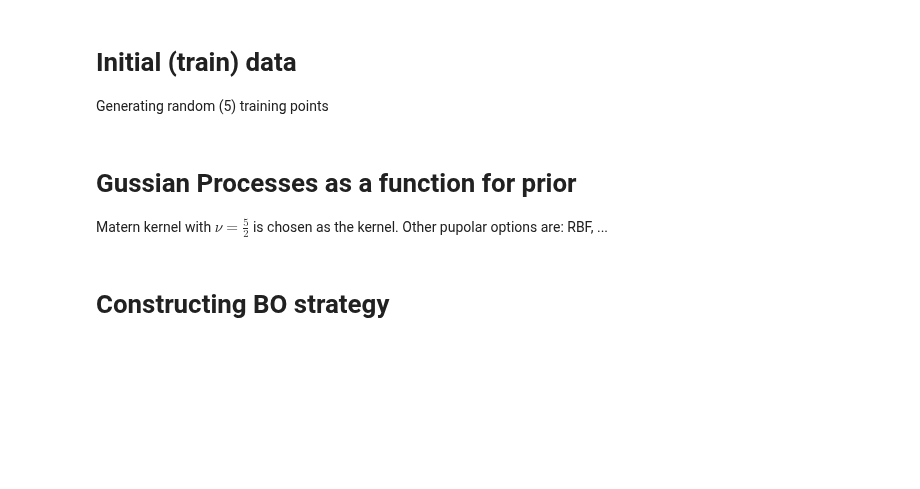
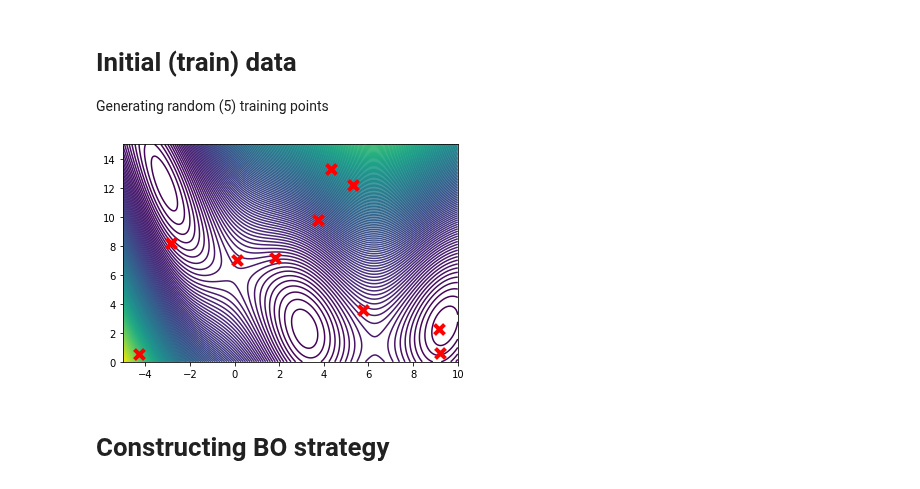
Before and after one commit to alan-turing-institute/SBO_Pyro, a Jupyter notebook: branin_hoo_pyro_bo.ipynb, the cells around one changed output. Saved outputs shown, nothing was run; the diff lists cells and outputs as text; code cells hidden in the pictures; blank space fills up the shorter version.

```diff
--- a/branin_hoo_pyro_bo.ipynb
+++ b/branin_hoo_pyro_bo.ipynb
@@ -59,5 +75,7 @@ assert np.allclose(
 Impossible in a real-world setting
 # %%
+set_random_seed(555)
+
 steps = 1000
 strides = 200
 
@@ -65,4 +83,4 @@ X1 = torch.linspace(const_x1_min, const_x1_max, steps)
 X2 = torch.linspace(const_x2_min, const_x2_max, steps)
 
 X1_mesh, X2_mesh = torch.meshgrid(X1, X2)
-Z_mesh = branin_hoo(torch.stack((X1_mesh, X2_mesh)))z
+Z_mesh = branin_hoo(torch.stack((X1_mesh, X2_mesh)))
@@ -80,7 +96,3 @@ X2_train = torch.tensor([x for x in np.random.uniform(low=const_x2_min, high=con
 X_train = torch.stack((X1_train, X2_train))
 
 Y_train = branin_hoo(X_train)
-# %% [markdown]
-# Gussian Processes as a function for prior
-
-Matern kernel with $\nu=\frac{5}{2}$ is chosen as the kernel. Other pupolar options are: RBF, ...
@@ -92,3 +99,10 @@ gpmodel = gp.models.GPRegression(X_train.T, Y_train,
+# %%
+plt.contour(X1_mesh, X2_mesh, Z_mesh, strides)
+
+# Plotting training data
+plt.scatter(X1_train, X2_train, marker="x", s=100, c='red', zorder=2, linewidth=4);
+# %% [output]
+[figure, added]
 # %% [markdown]
 # Constructing BO strategy
 # %% [markdown]
```
Also changed, not shown: parts of 22 cells of this notebook, 2 other files.
